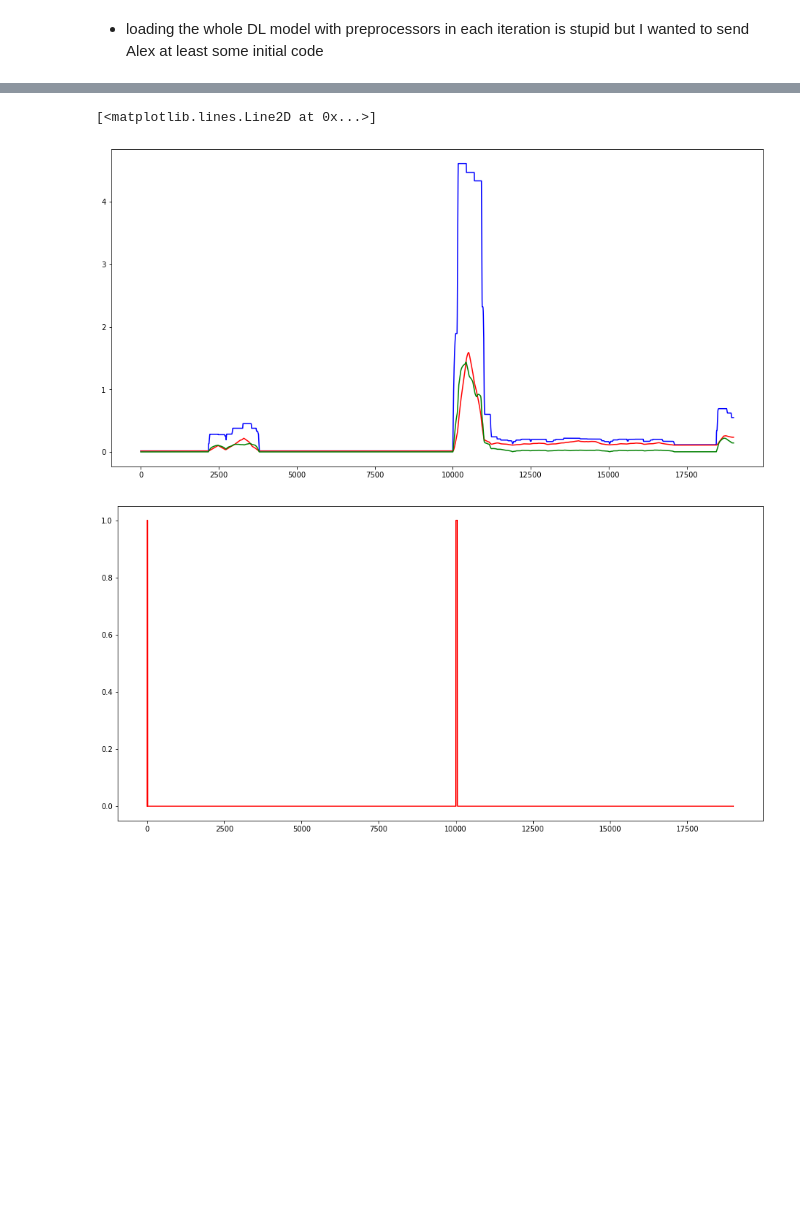
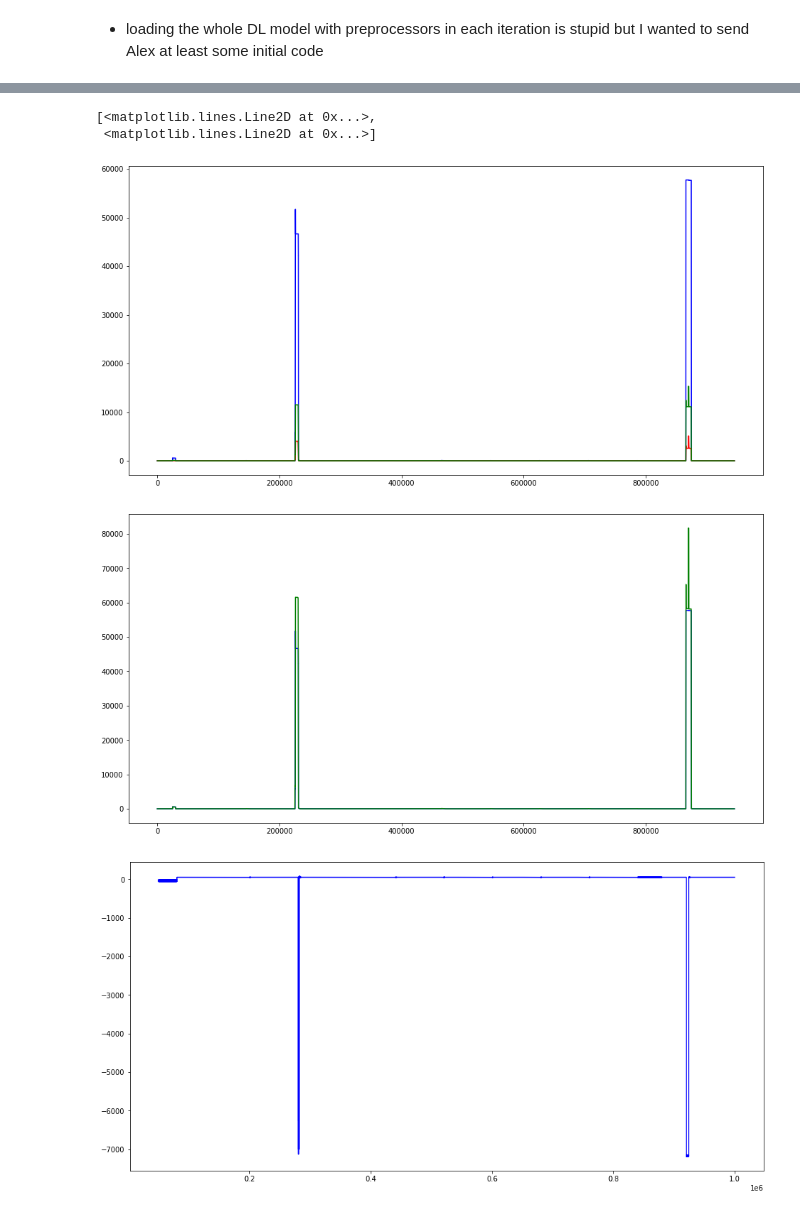
Before and after one commit to 5uperpalo/FIREMAN-project, a Jupyter notebook: 12_pipeline_update.ipynb, the cells around one changed output, grey strips where cells are left out. Cells and saved outputs as stored; diff of their text form; code cells hidden in the pictures; blank space fills up the shorter version.

Commit message:
Fault detection system working

```diff
--- a/12_pipeline_update.ipynb
+++ b/12_pipeline_update.ipynb
@@ -1,12 +1,18 @@
 # %% [markdown]
 # Imports
 # %%
+import logging
 import numpy as np
 import pandas as pd
 # from src import pipeline
-from src import common
-from src.outlier_model import OutlierModel
+import stumpy
+from src import common, peak_detection
+# from src.outlier_model import OutlierModel
 import matplotlib.pyplot as plt
+
+logging.basicConfig(format='%(asctime)s: %(message)s', datefmt='%m/%d/%Y %I:%M:%S %p')
+logger = logging.getLogger("TimeSeries")
+logger.setLevel(logging.INFO)
 # %% [markdown]
 # Dataset preprocessing
 # %%
@@ -71,6 +177,8 @@ data[non_cat_cols] = data[non_cat_cols].fillna(0)
 # %%
 start_index = 0
-end_index = 200000
+end_index = 1000000
+# start_index = 0
+# end_index = 50000
 data_test = data[start_index:end_index]
 # data_test = data
 # data_test.plot(subplots=True, figsize=(16,15))
@@ -78,12 +186,12 @@ data_test = data[start_index:end_index]
 
 outlier_key = "f_c"
 m = 250
-preload_size = 1000
+preload_size = 5000
 plt.plot(data[40750:41250][outlier_key])
-outlier_model = OutlierModel(m=m,std_dev=2,
+outlier_model = OutlierModel(m=m,std_dev=5,
                              time_series=data_test[:preload_size][outlier_key],
                              egress=True,
-                             lag=4000,
-                             influence=0.20,
-                             threshold=15)
+                             lag=200,
+                             influence=0.5,
+                             threshold=5)
 # %% [output]
@@ -129,20 +269,27 @@ Current Global index: 40000
 # %%
+# plt.figure(figsize=(16,8))
+# plt.plot(data[23500:27500][outlier_key])
 plt.figure(figsize=(16,8))
 
 plt.plot(outlier_model.max_val,'b-',
          outlier_model.max_mean,'r-',
          outlier_model.max_std_dev,'g-')
 # plt.plot(outlier_model.max_std_dev)
 plt.figure(figsize=(16,8))
-plt.plot(outlier_model.comparisson, 'r-')
+plt.plot(#outlier_model.comparisson, 'r-',
+         outlier_model.max_val,'b-',
+         # outlier_model.avgFilter,'r-',
+         outlier_model.stdFilter,'g-')
 
-# plt.figure(figsize=(16,8))
+plt.figure(figsize=(16,8))
 # plt.plot(data_test["fault"])
-# plt.plot(data_test[outlier_key])
+plt.plot(data_test[outlier_key], 'b-',outlier_model.comparisson, 'r-')
 # %% [output]
-[<matplotlib.lines.Line2D at 0x...>]
+[<matplotlib.lines.Line2D at 0x...>,
+ <matplotlib.lines.Line2D at 0x...>]
-[figure, old version]
+[figure, new version]
-[figure, old version]
+[figure, new version]
+[figure, added]
 # %%
 plt.figure(figsize=(16,8))
 plt.plot(data_test["fault"])
```
Also changed, not shown: parts of 5 cells of this notebook, 4 other files.
